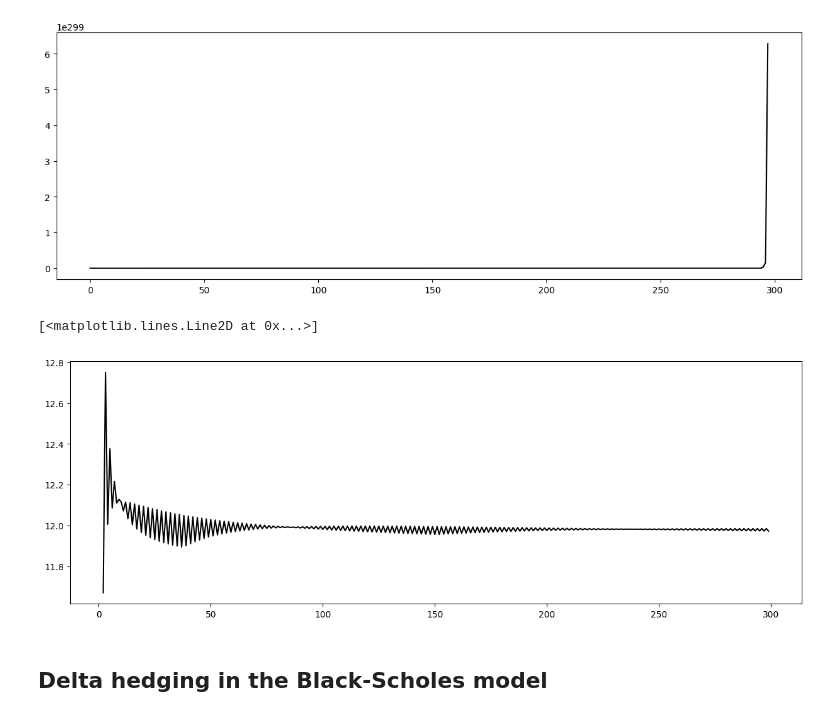
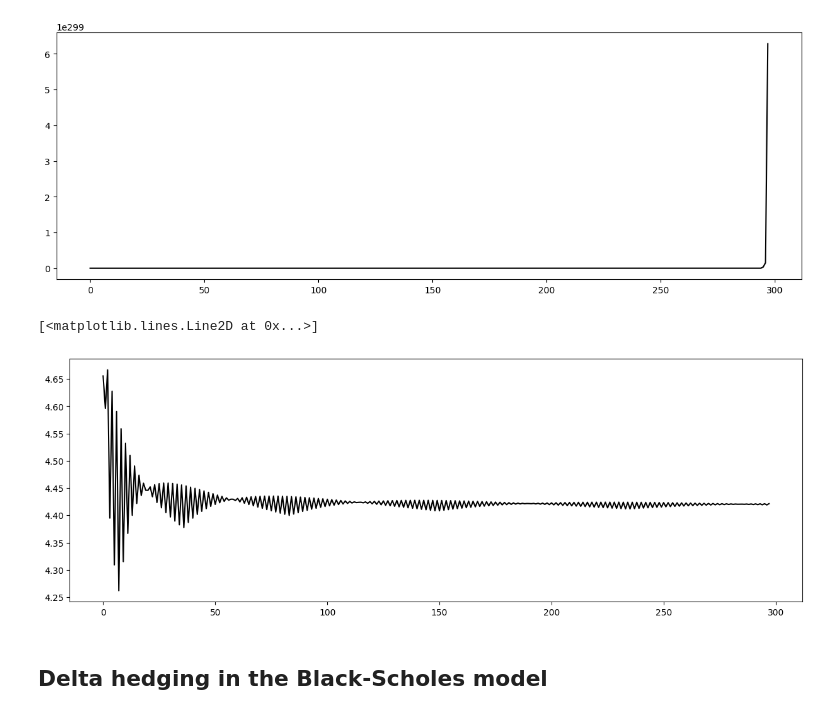
Before and after one commit to syrkis/finfun, a Jupyter notebook: notebook.ipynb, the cells around one changed output. Cells and saved outputs as stored; diff of their text form; code cells hidden in the pictures.

```diff
--- a/notebook.ipynb
+++ b/notebook.ipynb
@@ -167,45 +167,43 @@ fig = plt.figure(figsize = (15,5))
 plt.plot(options, 'k', label = 'Binomial Call');
 # %% [output]
 [figure]
-# %%
-def CalculateCallPrice(S0,r,vol,T, steps, K):
-#S0 is the starting price
-#r is the annual (continously compounded) interest rate
-#vol is the annual volatility of the stock
-#T is the maturity of the option
-#steps is the number of steps in the binomial model
-#K is the strike of the option
-# Include types such as Put/Call Am/Eu as a variable and modify the code␣
-    dt = T/steps
-    U = np.exp(vol*np.sqrt(dt))
-    D = 1/U
-    R = np.exp(r*dt)-1
-    q = (np.exp(r*dt)-D)/(U-D)
-    StockTree = np.zeros((steps+1,steps+1))
-    Intrinsic = np.zeros((steps+1,steps+1)) # not needed for european, but nice␣ ↪→when extending to American
-    Option = np.zeros((steps+1,steps+1))
-    for j in range(0,steps+1):
-        for i in range (0,j+1):
-            StockTree[i,j] = S0*U**(j-i)*(D**i)
-            Intrinsic[i,j] = np.maximum(StockTree[i,j]-K,0) # Hint, for pricing␣ ↪→Puts - change this.
-    for j in range(steps,-1,-1):
-        for i in range(0,j+1):
-            if j == steps:
-                Option[i,j] = Intrinsic[i,j]
-            else:
-                Option[i,j] = np.exp(-r*dt)*(Option[i,j+1]*q + Option[i+1,j+1]*(1-q)) # Hint: With the American option this can be replaced␣
-    return (Option [0,0])
-
-N = 300
-BinPrice = np.zeros((N-2,1))
-for j in range (2,N):
-    BinPrice[j-2] = CalculateCallPrice(100,0.05,0.30,1,j, 105)
-
-fig = plt.figure(figsize = (15,5))
-plt.plot(np.arange(2,N,1), BinPrice[0:(N-2)], 'k', label = 'Binomial Call')
-# %% [output]
-[<matplotlib.lines.Line2D at 0x...>]
-[figure, removed]
+# %%
+def binomial_tree(S_0, r, sigma, n, K, kind = 'call'):
+
+    dt = 0.25 / n
+    U  = np.exp(sigma * np.sqrt(dt))
+    D  = 1 / U
+    R  = np.exp(r * dt) - 1
+    q  = (np.exp(r * dt) - D) / (U - D)
+
+    stock_tree  = np.zeros((n + 1, n + 1))
+    intrin_tree = np.zeros((n + 1, n + 1))
+    option_tree = np.zeros((n + 1, n + 1))
+
+    for i in range(0, n + 1):
+        for j in range (0, i + 1):
+            stock_tree[j, i]  = S_0 * U ** (i - j) * (D ** j)
+            intrin_tree[j, i] = np.maximum(stock_tree[j, i] - K, 0)
+
+    for i in range(n,-1,-1):
+        for j in range(0,i+1):
+            if i == n:
+                option_tree[j, i] = intrin_tree[j, i]; continue
+            if kind == 'call':
+                option_tree[j, i] = 1 / (1 + R) * (option_tree[j, i + 1] * q + option_tree[j + 1, i + 1] * (1 - q))
+            if kind == 'put':
+                option_tree[j, i] = 1 / (1 + R) * (option_tree[j, i + 1] * (1 - q) + option_tree[j + 1, i + 1] * q)
+
+    option_price = option_tree[0, 0]
+    return option_price
+
+N = 300
+option_prices = [binomial_tree(100, r , 0.3, n, 105) for n in range(2, 300)]
+fig = plt.figure(figsize = (15,5))
+plt.plot(option_prices, 'k')
+# %% [output]
+[<matplotlib.lines.Line2D at 0x...>]
+[figure, added]
 # %% [markdown]
 ## Delta hedging in the Black-Scholes model
 # %%
```
